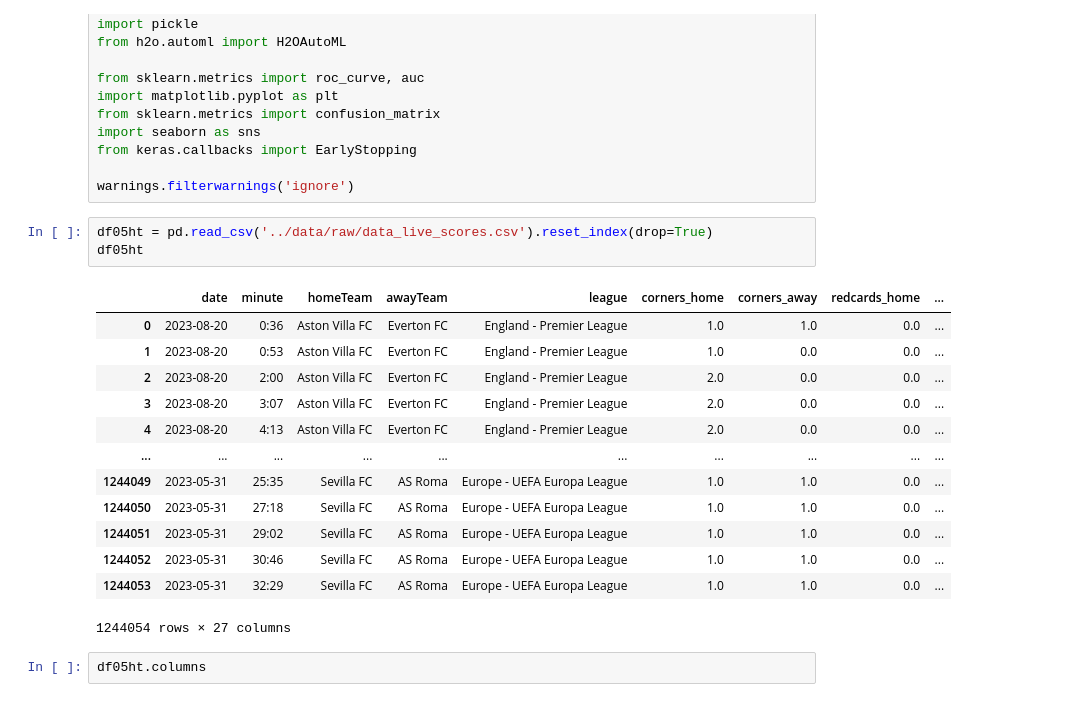
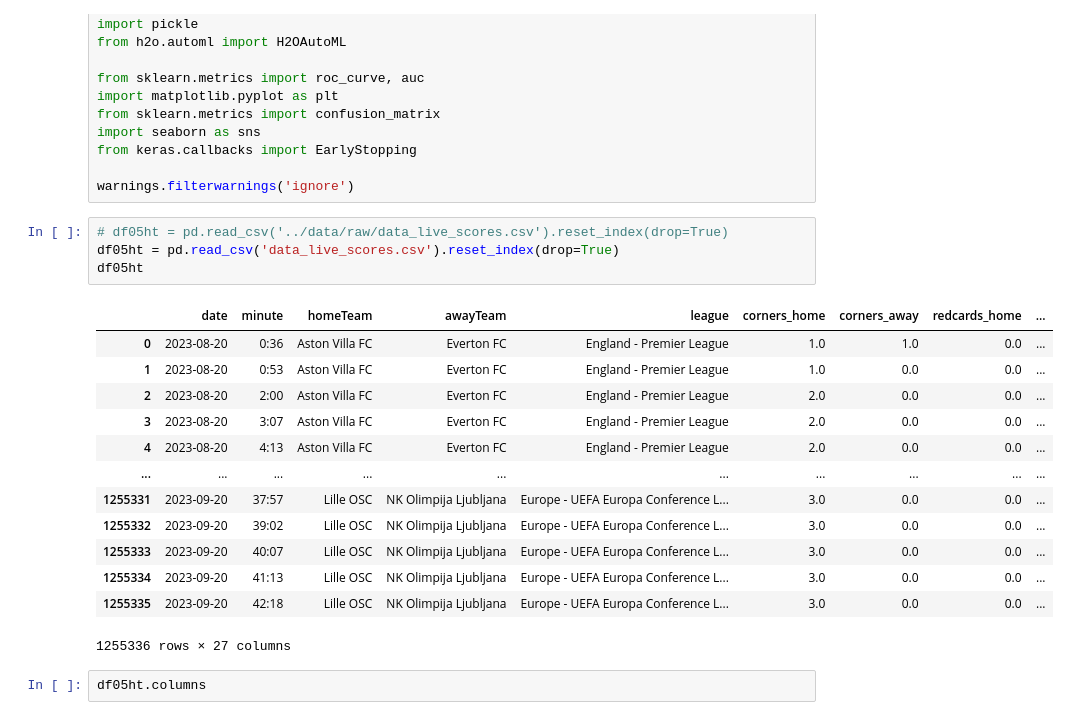
Before and after one commit to nathancarlos22/eo-fut-live, a Jupyter notebook: notebooks/nc-model-pred-live.ipynb, the cells around one changed output. Drawn from its saved outputs; the diff is of its cells as text.

```diff
--- a/notebooks/nc-model-pred-live.ipynb
+++ b/notebooks/nc-model-pred-live.ipynb
@@ -28,22 +28,23 @@ from keras.callbacks import EarlyStopping
 
 warnings.filterwarnings('ignore')
 # %%
-df05ht = pd.read_csv('../data/raw/data_live_scores.csv').reset_index(drop=True)
+# df05ht = pd.read_csv('../data/raw/data_live_scores.csv').reset_index(drop=True)
+df05ht = pd.read_csv('data_live_scores.csv').reset_index(drop=True)
 df05ht
 # %% [output]
 |  | date | minute | homeTeam | awayTeam | league | corners_home | corners_away | redcards_home | ... |
 | 0 | 2023-08-20 | 0:36 | Aston Villa FC | Everton FC | England - Premier League | 1.0 | 1.0 | 0.0 | ... |
 | 1 | 2023-08-20 | 0:53 | Aston Villa FC | Everton FC | England - Premier League | 1.0 | 0.0 | 0.0 | ... |
 | 2 | 2023-08-20 | 2:00 | Aston Villa FC | Everton FC | England - Premier League | 2.0 | 0.0 | 0.0 | ... |
 | 3 | 2023-08-20 | 3:07 | Aston Villa FC | Everton FC | England - Premier League | 2.0 | 0.0 | 0.0 | ... |
 | 4 | 2023-08-20 | 4:13 | Aston Villa FC | Everton FC | England - Premier League | 2.0 | 0.0 | 0.0 | ... |
 | ... | ... | ... | ... | ... | ... | ... | ... | ... | ... |
-| 1244049 | 2023-05-31 | 25:35 | Sevilla FC | AS Roma | Europe - UEFA Europa League | 1.0 | 1.0 | 0.0 | ... |
-| 1244050 | 2023-05-31 | 27:18 | Sevilla FC | AS Roma | Europe - UEFA Europa League | 1.0 | 1.0 | 0.0 | ... |
-| 1244051 | 2023-05-31 | 29:02 | Sevilla FC | AS Roma | Europe - UEFA Europa League | 1.0 | 1.0 | 0.0 | ... |
-| 1244052 | 2023-05-31 | 30:46 | Sevilla FC | AS Roma | Europe - UEFA Europa League | 1.0 | 1.0 | 0.0 | ... |
-| 1244053 | 2023-05-31 | 32:29 | Sevilla FC | AS Roma | Europe - UEFA Europa League | 1.0 | 1.0 | 0.0 | ... |
+| 1255331 | 2023-09-20 | 37:57 | Lille OSC | NK Olimpija Ljubljana | Europe - UEFA Europa Conference L... | 3.0 | 0.0 | 0.0 | ... |
+| 1255332 | 2023-09-20 | 39:02 | Lille OSC | NK Olimpija Ljubljana | Europe - UEFA Europa Conference L... | 3.0 | 0.0 | 0.0 | ... |
+| 1255333 | 2023-09-20 | 40:07 | Lille OSC | NK Olimpija Ljubljana | Europe - UEFA Europa Conference L... | 3.0 | 0.0 | 0.0 | ... |
+| 1255334 | 2023-09-20 | 41:13 | Lille OSC | NK Olimpija Ljubljana | Europe - UEFA Europa Conference L... | 3.0 | 0.0 | 0.0 | ... |
+| 1255335 | 2023-09-20 | 42:18 | Lille OSC | NK Olimpija Ljubljana | Europe - UEFA Europa Conference L... | 3.0 | 0.0 | 0.0 | ... |
-1244054 rows × 27 columns
+1255336 rows × 27 columns
 # %%
 df05ht.columns
 # %% [output]
```
Also changed, not shown: parts of 25 cells of this notebook, 2 other files.
